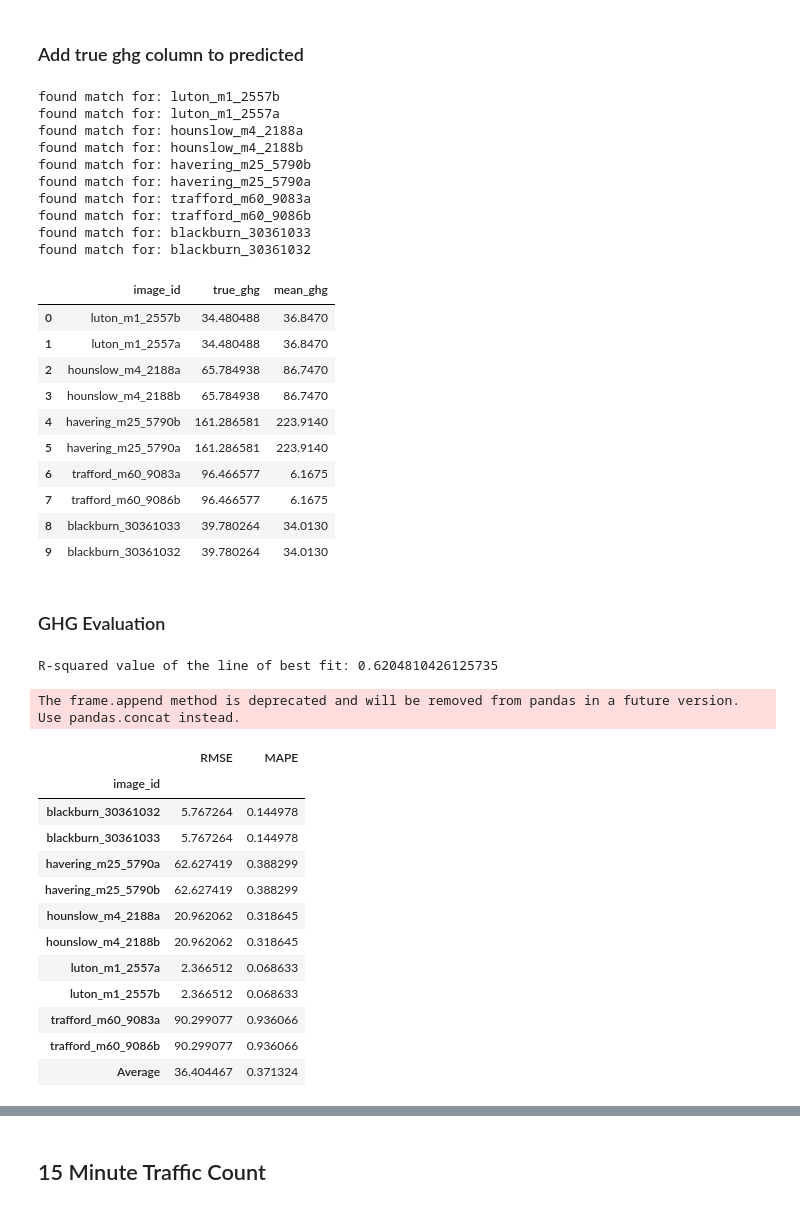
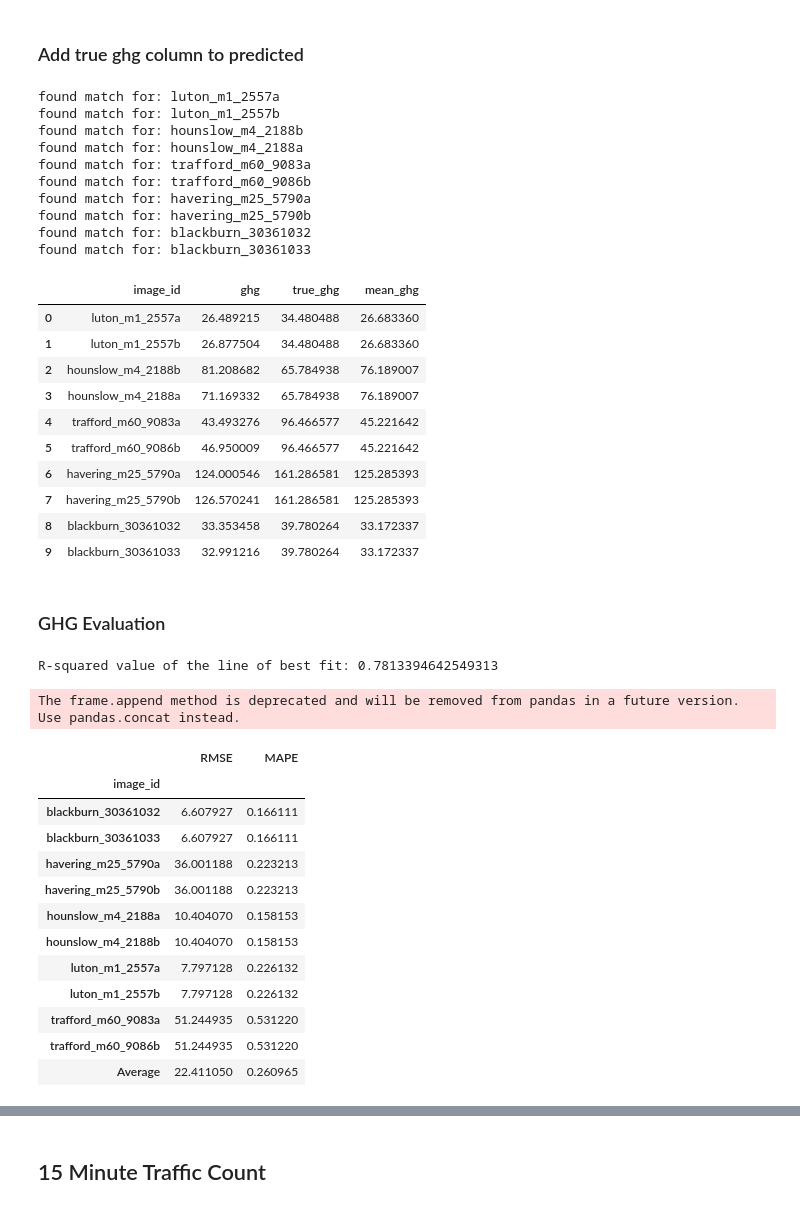
Before and after one commit to horsada/Spatial_Finance_Transport, a Jupyter notebook: implementation/evaluation.ipynb, the cells around one changed output, grey strips where cells are left out. Saved outputs shown, nothing was run; the diff lists cells and outputs as text; code cells hidden in the pictures.

```diff
--- a/implementation/evaluation.ipynb
+++ b/implementation/evaluation.ipynb
@@ -416,49 +521,51 @@ found match for: luton_m1_2557a
 # %% [markdown]
 ### Add true ghg column to predicted
 # %%
-df_ghg = pd.DataFrame(columns=['image_id', 'true_ghg', 'mean_ghg'])
+df_ghg = pd.DataFrame(columns=['image_id', 'ghg', 'true_ghg', 'mean_ghg'])
 
 for df_true_ghg in df_true_ghg_list:
 
     la_name = df_true_ghg.iloc[0]['Local Authority']
 
     true_ghg = df_true_ghg.loc[df_true_ghg['year'] == 2018]['Annual Territorial emissions (kt CO2e)'].values[0]
 
     for df_pred_ghg in df_pred_ghg_list:
 
         image_id = df_pred_ghg.iloc[0]['image_id']
 
         pred_ghg = df_pred_ghg.iloc[0]['mean_ghg']
 
+        ghg_emissions = df_pred_ghg.iloc[0]['ghg_emissions']
+
         if match_before_underscore_or_space(la_name.lower(), image_id):
 
           print("found match for: {}".format(image_id))
 
-          df_ghg.loc[len(df_ghg)] = [image_id, true_ghg, pred_ghg]
+          df_ghg.loc[len(df_ghg)] = [image_id, ghg_emissions, true_ghg, pred_ghg]
 
 df_ghg
 # %% [output]
+found match for: luton_m1_2557a
 found match for: luton_m1_2557b
-found match for: luton_m1_2557a
+found match for: hounslow_m4_2188b
 found match for: hounslow_m4_2188a
-found match for: hounslow_m4_2188b
-found match for: havering_m25_5790b
-found match for: havering_m25_5790a
 found match for: trafford_m60_9083a
 found match for: trafford_m60_9086b
+found match for: havering_m25_5790a
+found match for: havering_m25_5790b
+found match for: blackburn_30361032
 found match for: blackburn_30361033
-found match for: blackburn_30361032
-|  | image_id | true_ghg | mean_ghg |
-| 0 | luton_m1_2557b | 34.480488 | 36.8470 |
-| 1 | luton_m1_2557a | 34.480488 | 36.8470 |
-| 2 | hounslow_m4_2188a | 65.784938 | 86.7470 |
-| 3 | hounslow_m4_2188b | 65.784938 | 86.7470 |
-| 4 | havering_m25_5790b | 161.286581 | 223.9140 |
-| 5 | havering_m25_5790a | 161.286581 | 223.9140 |
-| 6 | trafford_m60_9083a | 96.466577 | 6.1675 |
-| 7 | trafford_m60_9086b | 96.466577 | 6.1675 |
-| 8 | blackburn_30361033 | 39.780264 | 34.0130 |
-| 9 | blackburn_30361032 | 39.780264 | 34.0130 |
+|  | image_id | ghg | true_ghg | mean_ghg |
+| 0 | luton_m1_2557a | 26.489215 | 34.480488 | 26.683360 |
+| 1 | luton_m1_2557b | 26.877504 | 34.480488 | 26.683360 |
+| 2 | hounslow_m4_2188b | 81.208682 | 65.784938 | 76.189007 |
+| 3 | hounslow_m4_2188a | 71.169332 | 65.784938 | 76.189007 |
+| 4 | trafford_m60_9083a | 43.493276 | 96.466577 | 45.221642 |
+| 5 | trafford_m60_9086b | 46.950009 | 96.466577 | 45.221642 |
+| 6 | havering_m25_5790a | 124.000546 | 161.286581 | 125.285393 |
+| 7 | havering_m25_5790b | 126.570241 | 161.286581 | 125.285393 |
+| 8 | blackburn_30361032 | 33.353458 | 39.780264 | 33.172337 |
+| 9 | blackburn_30361033 | 32.991216 | 39.780264 | 33.172337 |
 # %% [markdown]
 ### GHG Evaluation
 # %%
@@ -497,21 +604,23 @@ r_squared = r2_score(y, y_predicted)
 
 print("R-squared value of the line of best fit:", r_squared)
 
+result.to_csv(METRICS_DIR+'motorways_ghg_'+MODE+'_metrics.csv')
+
 result
 # %% [output]
-R-squared value of the line of best fit: 0.6204810426125735
+R-squared value of the line of best fit: 0.7813394642549313
 The frame.append method is deprecated and will be removed from pandas in a future version. Use pandas.concat instead.
 |  | RMSE | MAPE |
 | image_id |  |  |
-| blackburn_30361032 | 5.767264 | 0.144978 |
-| blackburn_30361033 | 5.767264 | 0.144978 |
-| havering_m25_5790a | 62.627419 | 0.388299 |
-| havering_m25_5790b | 62.627419 | 0.388299 |
-| hounslow_m4_2188a | 20.962062 | 0.318645 |
-| hounslow_m4_2188b | 20.962062 | 0.318645 |
-| luton_m1_2557a | 2.366512 | 0.068633 |
-| luton_m1_2557b | 2.366512 | 0.068633 |
-| trafford_m60_9083a | 90.299077 | 0.936066 |
-| trafford_m60_9086b | 90.299077 | 0.936066 |
-| Average | 36.404467 | 0.371324 |
+| blackburn_30361032 | 6.607927 | 0.166111 |
+| blackburn_30361033 | 6.607927 | 0.166111 |
+| havering_m25_5790a | 36.001188 | 0.223213 |
+| havering_m25_5790b | 36.001188 | 0.223213 |
+| hounslow_m4_2188a | 10.404070 | 0.158153 |
+| hounslow_m4_2188b | 10.404070 | 0.158153 |
+| luton_m1_2557a | 7.797128 | 0.226132 |
+| luton_m1_2557b | 7.797128 | 0.226132 |
+| trafford_m60_9083a | 51.244935 | 0.531220 |
+| trafford_m60_9086b | 51.244935 | 0.531220 |
+| Average | 22.411050 | 0.260965 |
 # %%
```
Also changed, not shown: parts of 56 cells of this notebook.
